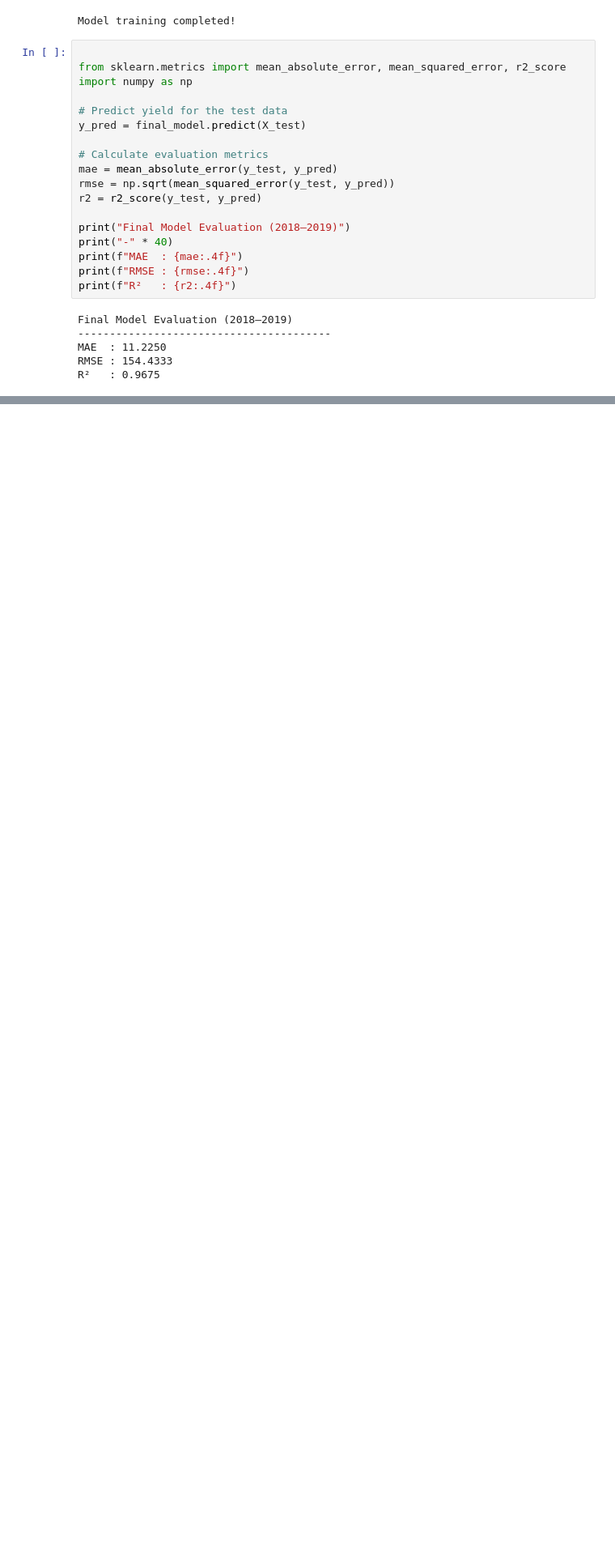
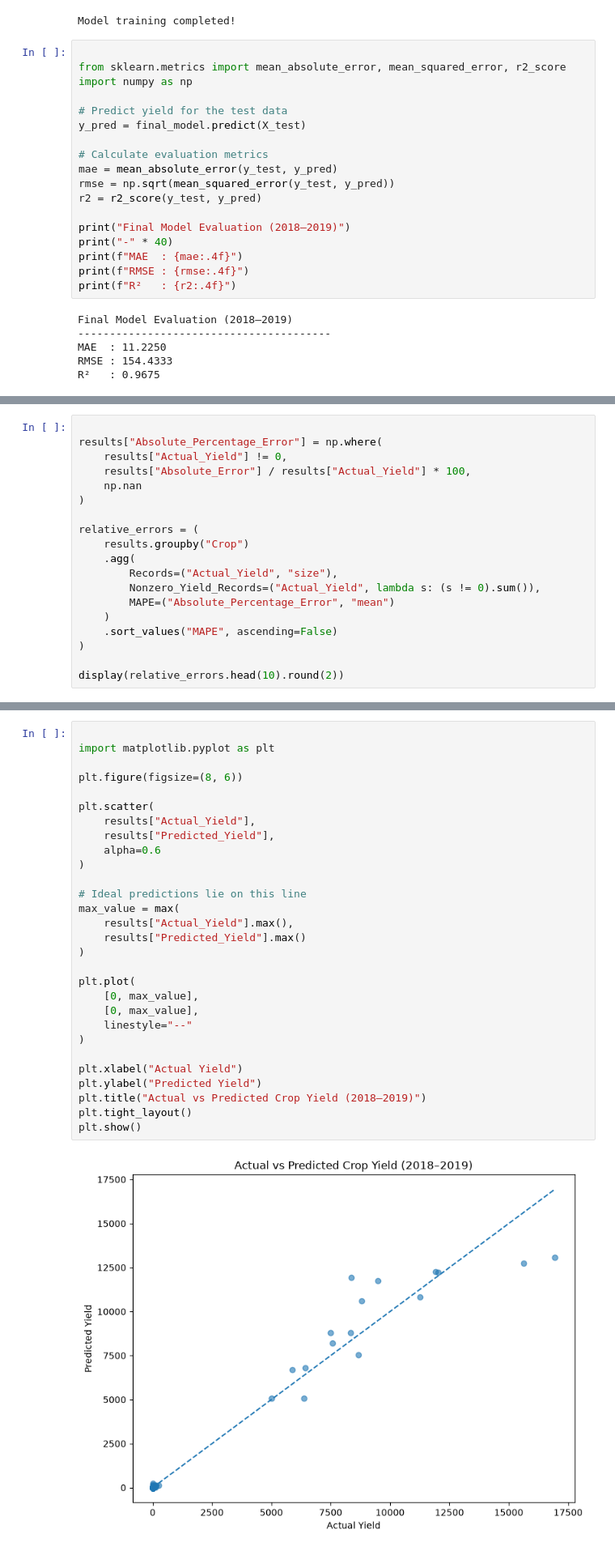
Before and after one commit to rohan24may/Crop-Yield-Analysis, a Jupyter notebook: notebooks/02_data_preprocessing.ipynb, the cells around one changed output, grey strips where cells are left out. Shown at 81% size. Saved outputs shown, nothing was run; the diff lists cells and outputs as text; blank space fills up the shorter version.

Commit message:
Document crop yield prediction error analysis

```diff
--- a/notebooks/02_data_preprocessing.ipynb
+++ b/notebooks/02_data_preprocessing.ipynb
@@ -949,0 +1039,19 @@ R²   : 0.9675
+# %%
+
+results["Absolute_Percentage_Error"] = np.where(
+    results["Actual_Yield"] != 0,
+    results["Absolute_Error"] / results["Actual_Yield"] * 100,
+    np.nan
+)
+
+relative_errors = (
+    results.groupby("Crop")
+    .agg(
+        Records=("Actual_Yield", "size"),
+        Nonzero_Yield_Records=("Actual_Yield", lambda s: (s != 0).sum()),
+        MAPE=("Absolute_Percentage_Error", "mean")
+    )
+    .sort_values("MAPE", ascending=False)
+)
+
+display(relative_errors.head(10).round(2))
@@ -949,0 +1145,31 @@ R²   : 0.9675
+# %%
+
+import matplotlib.pyplot as plt
+
+plt.figure(figsize=(8, 6))
+
+plt.scatter(
+    results["Actual_Yield"],
+    results["Predicted_Yield"],
+    alpha=0.6
+)
+
+# Ideal predictions lie on this line
+max_value = max(
+    results["Actual_Yield"].max(),
+    results["Predicted_Yield"].max()
+)
+
+plt.plot(
+    [0, max_value],
+    [0, max_value],
+    linestyle="--"
+)
+
+plt.xlabel("Actual Yield")
+plt.ylabel("Predicted Yield")
+plt.title("Actual vs Predicted Crop Yield (2018–2019)")
+plt.tight_layout()
+plt.show()
+# %% [output]
+[figure, added]
```
Also changed, not shown: parts of 7 cells of this notebook, 1 other file.
